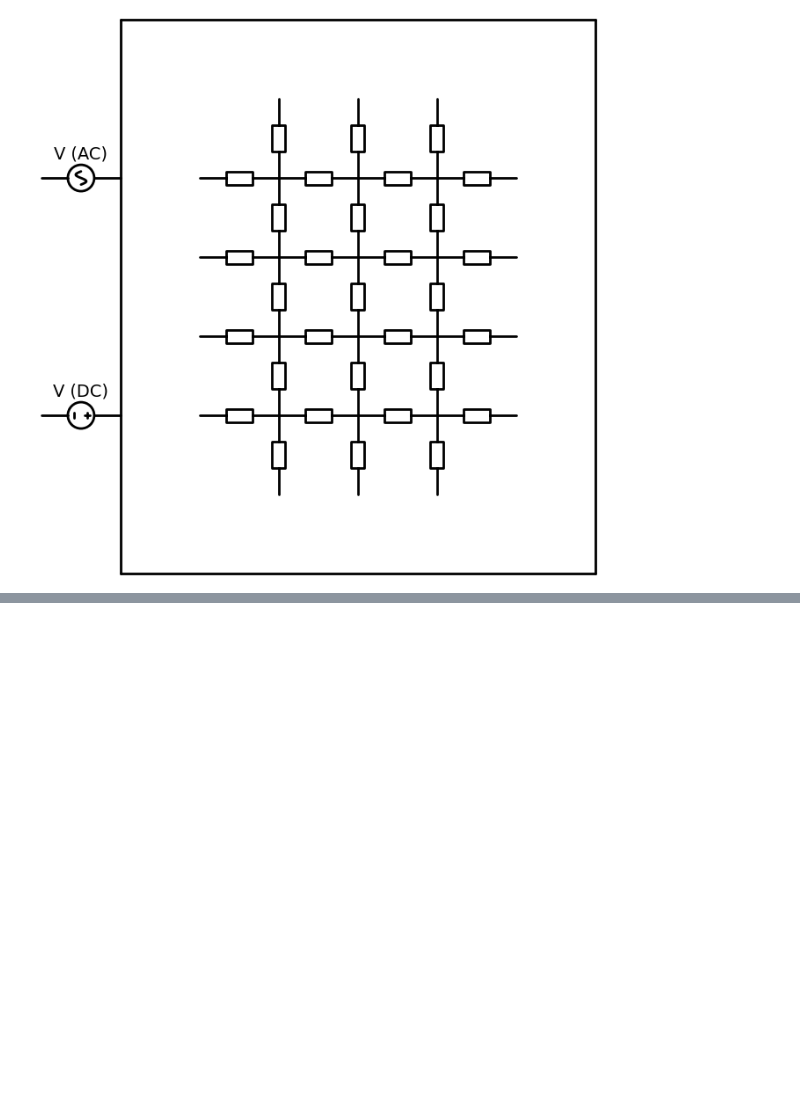
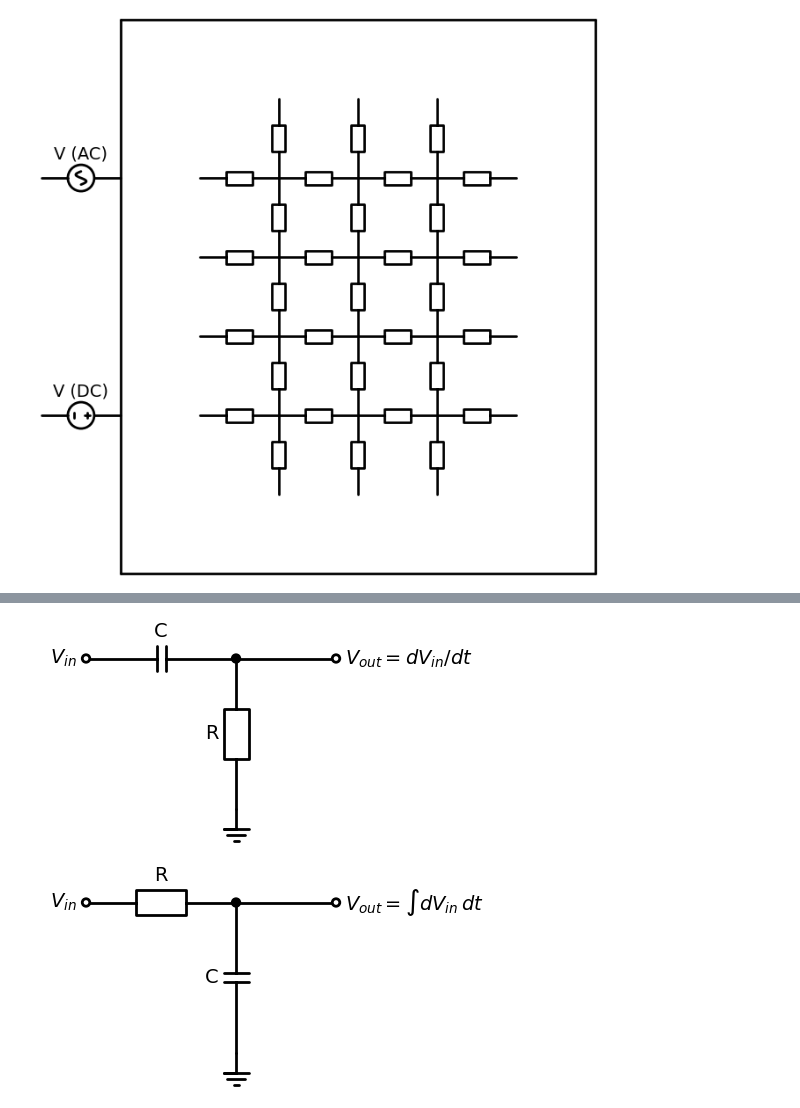
Before and after one commit to ekafex/electronics, a Jupyter notebook: Lectures/Circuit_Draw.ipynb, the cells around one changed output, grey strips where cells are left out. Drawn from its saved outputs; the diff is of its cells as text; code cells hidden in the pictures; blank space fills up the shorter version.

```diff
--- a/Lectures/Circuit_Draw.ipynb
+++ b/Lectures/Circuit_Draw.ipynb
@@ -290,0 +291,11 @@ with schemdraw.Drawing() as d:
+# %%
+with schemdraw.Drawing() as d:
+    elm.SourceV(label=r'$V_0$', reverse=False)
+    elm.Resistor().right().label('R')
+    elm.Capacitor().down().label('C')
+    # d += elm.Line().down()
+    # d += elm.Line().left().toy(d[-2].end)
+    # d.pop()
+    # d += elm.Resistor().down().label('Rₚ')  # Parasitic resistor
+    # d += elm.Line().down().label('')
+    # d += elm.Ground()
@@ -291,3 +344,20 @@ with schemdraw.Drawing() as d:
+# %%
+with schemdraw.Drawing() as d:
+    C = elm.Capacitor().label('C').idot(open=True).label('$V_{in}$',loc='left').right().dot()
+    elm.Resistor().down().label('R')
+    elm.Ground()
+    elm.Line().at(C.end).length(2).right().dot(open=True).label(r'$V_{out}=dV_{in}/dt$',loc='right')
+    d.save('figs/RC_dif.svg',transparent=False)
+
+with schemdraw.Drawing() as d:
+    R = elm.Resistor().label('R').idot(open=True).label('$V_{in}$',loc='left').right().dot()
+    elm.Capacitor().down().label('C')
+    elm.Ground()
+    elm.Line().at(R.end).length(2).right().dot(open=True).label('$V_{out}=\int dV_{in}\, dt$',loc='right')
+    d.save('figs/RC_int.svg',transparent=False)
+# %% [output]
+[figure, added]
+[figure, added]
 # %%
 with schemdraw.Drawing():
     bb = pictorial.Breadboard().up()
```
Also changed, not shown: parts of 5 cells of this notebook, 1 other file.
